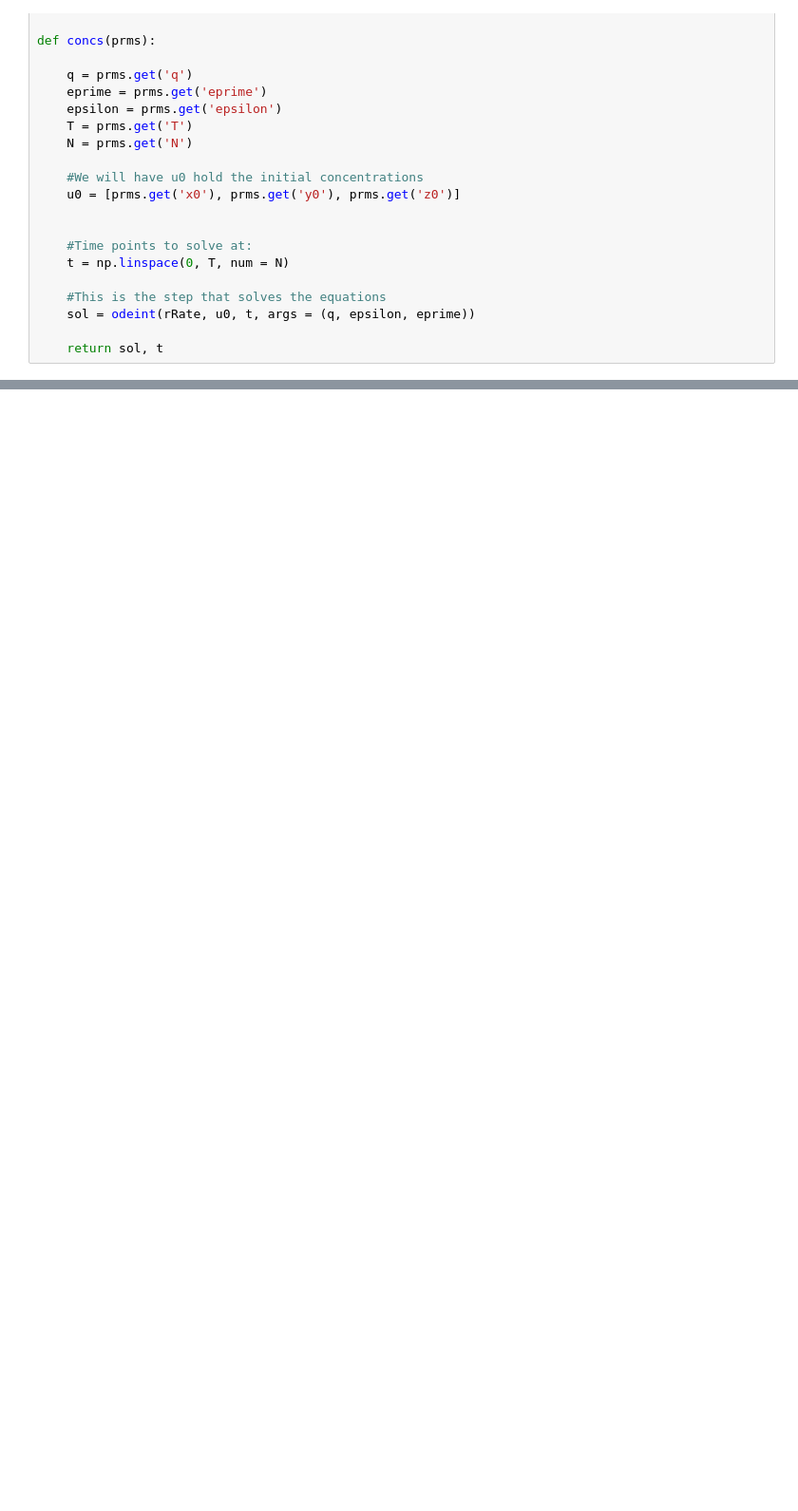
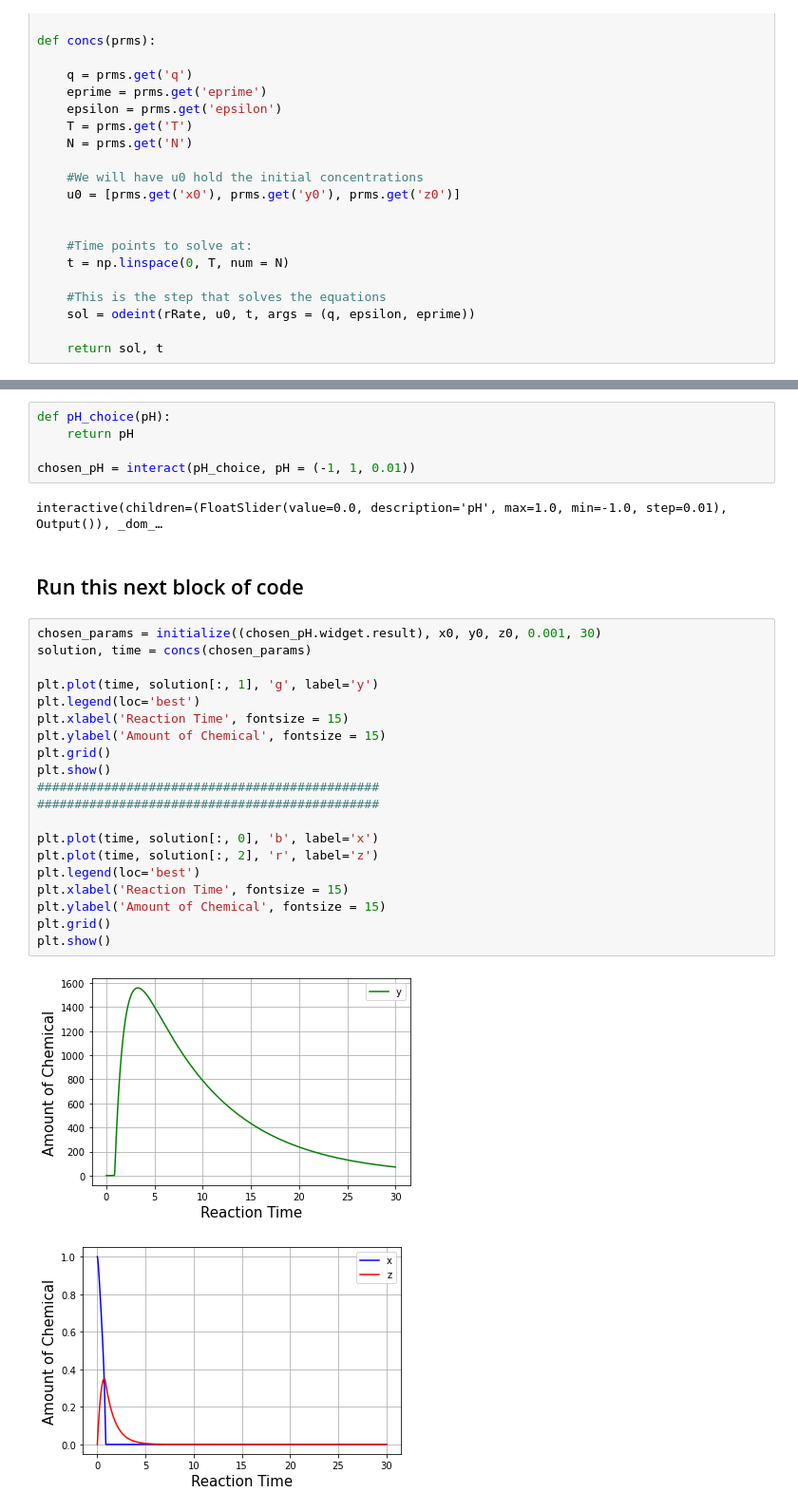
Before and after one commit to lperezmo/scientific-computing-middle-school-version, a Jupyter notebook: Chemistry_module/Chemical_Clocks.ipynb, the cells around one changed output, grey strips where cells are left out. Shown at 95% size. Saved outputs shown, nothing was run; the diff lists cells and outputs as text; blank space fills up the shorter version.

```diff
--- a/Chemistry_module/Chemical_Clocks.ipynb
+++ b/Chemistry_module/Chemical_Clocks.ipynb
@@ -227,0 +309,32 @@ def concs(prms):
+# %%
+def pH_choice(pH):
+    return pH
+
+chosen_pH = interact(pH_choice, pH = (-1, 1, 0.01))
+# %% [output]
+interactive(children=(FloatSlider(value=0.0, description='pH', max=1.0, min=-1.0, step=0.01), Output()), _dom_…
+# %% [markdown]
+## Run this next block of code
+# %%
+chosen_params = initialize((chosen_pH.widget.result), x0, y0, z0, 0.001, 30)
+solution, time = concs(chosen_params)
+
+plt.plot(time, solution[:, 1], 'g', label='y')
+plt.legend(loc='best')
+plt.xlabel('Reaction Time', fontsize = 15)
+plt.ylabel('Amount of Chemical', fontsize = 15)
+plt.grid()
+plt.show()
+##############################################
+##############################################
+
+plt.plot(time, solution[:, 0], 'b', label='x')
+plt.plot(time, solution[:, 2], 'r', label='z')
+plt.legend(loc='best')
+plt.xlabel('Reaction Time', fontsize = 15)
+plt.ylabel('Amount of Chemical', fontsize = 15)
+plt.grid()
+plt.show()
+# %% [output]
+[figure, added]
+[figure, added]
```
Also changed, not shown: parts of 24 cells of this notebook.
